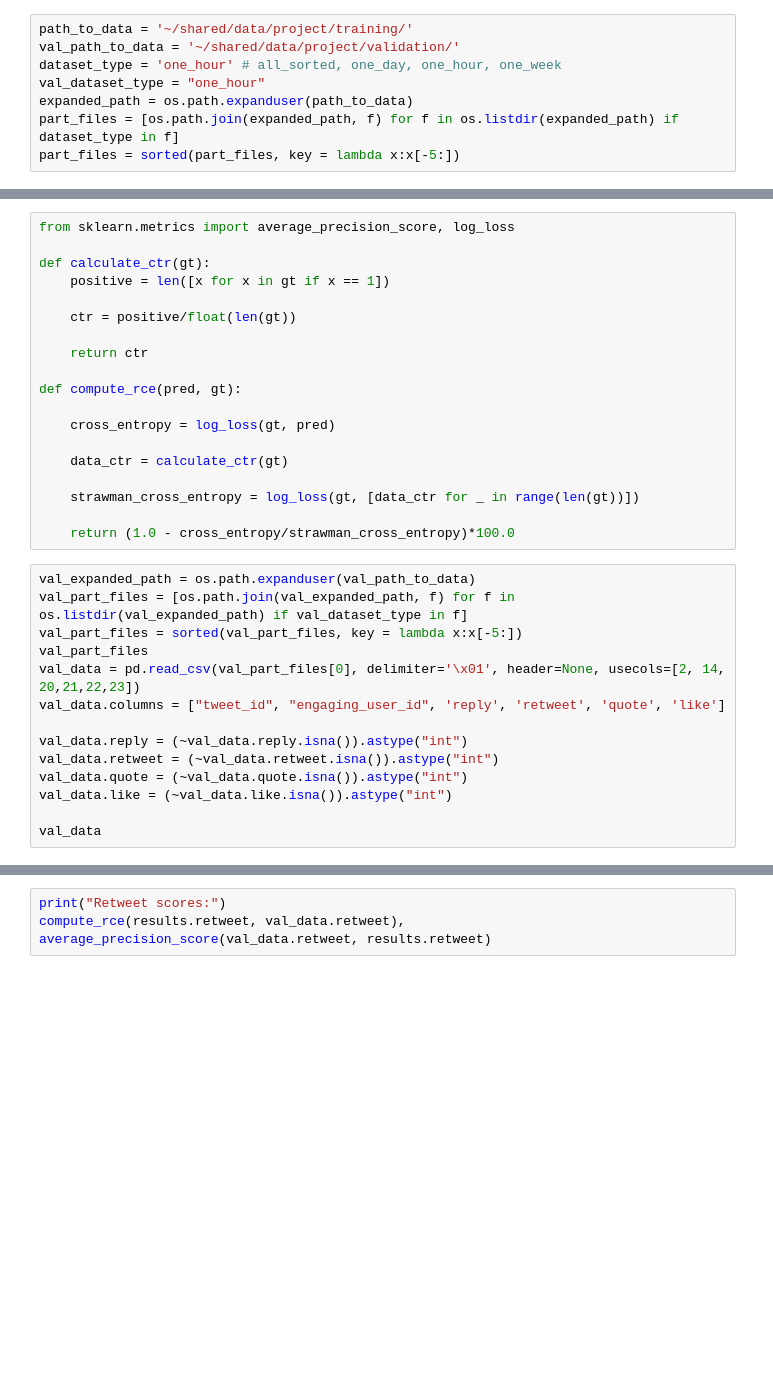
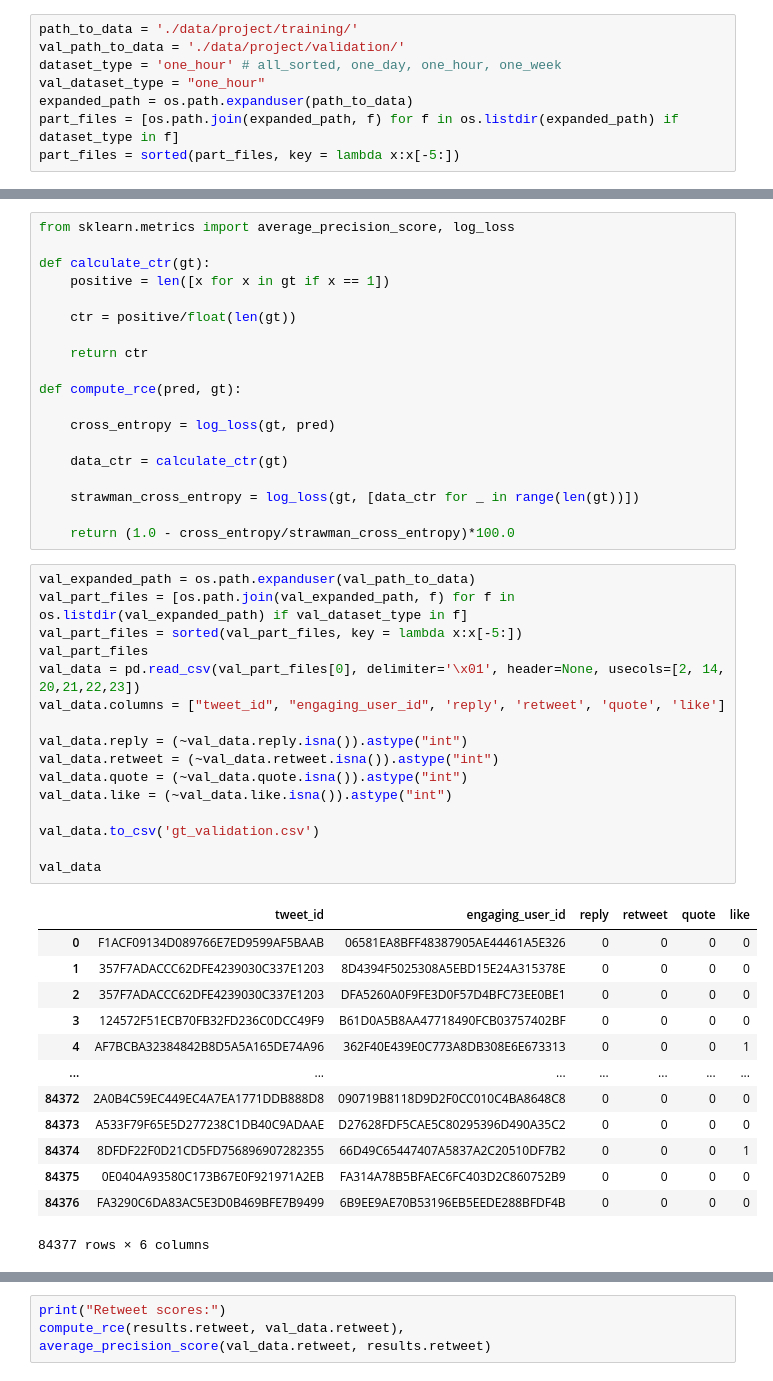
Before and after one commit to CorpaciLC/RecSys, a Jupyter notebook: project.ipynb, the cells around one changed output, grey strips where cells are left out. Drawn from its saved outputs; the diff is of its cells as text; blank space fills up the shorter version.

```diff
--- a/project.ipynb
+++ b/project.ipynb
@@ -33,8 +33,8 @@ import re
 import csv
 import datetime
 # %%
-path_to_data = '~/shared/data/project/training/'
-val_path_to_data = '~/shared/data/project/validation/'
+path_to_data = './data/project/training/'
+val_path_to_data = './data/project/validation/'
 dataset_type = 'one_hour' # all_sorted, one_day, one_hour, one_week
 val_dataset_type = "one_hour"
 expanded_path = os.path.expanduser(path_to_data)
@@ -852,17 +852,33 @@ def compute_rce(pred, gt):
 # %%
 val_expanded_path = os.path.expanduser(val_path_to_data)
 val_part_files = [os.path.join(val_expanded_path, f) for f in os.listdir(val_expanded_path) if val_dataset_type in f]
 val_part_files = sorted(val_part_files, key = lambda x:x[-5:])
 val_part_files
 val_data = pd.read_csv(val_part_files[0], delimiter='\x01', header=None, usecols=[2, 14, 20,21,22,23])
 val_data.columns = ["tweet_id", "engaging_user_id", 'reply', 'retweet', 'quote', 'like']
 
 val_data.reply = (~val_data.reply.isna()).astype("int")
 val_data.retweet = (~val_data.retweet.isna()).astype("int")
 val_data.quote = (~val_data.quote.isna()).astype("int")
 val_data.like = (~val_data.like.isna()).astype("int")
 
+val_data.to_csv('gt_validation.csv')
+
 val_data
+# %% [output]
+|  | tweet_id | engaging_user_id | reply | retweet | quote | like |
+| 0 | F1ACF09134D089766E7ED9599AF5BAAB | 06581EA8BFF48387905AE44461A5E326 | 0 | 0 | 0 | 0 |
+| 1 | 357F7ADACCC62DFE4239030C337E1203 | 8D4394F5025308A5EBD15E24A315378E | 0 | 0 | 0 | 0 |
+| 2 | 357F7ADACCC62DFE4239030C337E1203 | DFA5260A0F9FE3D0F57D4BFC73EE0BE1 | 0 | 0 | 0 | 0 |
+| 3 | 124572F51ECB70FB32FD236C0DCC49F9 | B61D0A5B8AA47718490FCB03757402BF | 0 | 0 | 0 | 0 |
+| 4 | AF7BCBA32384842B8D5A5A165DE74A96 | 362F40E439E0C773A8DB308E6E673313 | 0 | 0 | 0 | 1 |
+| ... | ... | ... | ... | ... | ... | ... |
+| 84372 | 2A0B4C59EC449EC4A7EA1771DDB888D8 | 090719B8118D9D2F0CC010C4BA8648C8 | 0 | 0 | 0 | 0 |
+| 84373 | A533F79F65E5D277238C1DB40C9ADAAE | D27628FDF5CAE5C80295396D490A35C2 | 0 | 0 | 0 | 0 |
+| 84374 | 8DFDF22F0D21CD5FD756896907282355 | 66D49C65447407A5837A2C20510DF7B2 | 0 | 0 | 0 | 1 |
+| 84375 | 0E0404A93580C173B67E0F921971A2EB | FA314A78B5BFAEC6FC403D2C860752B9 | 0 | 0 | 0 | 0 |
+| 84376 | FA3290C6DA83AC5E3D0B469BFE7B9499 | 6B9EE9AE70B53196EB5EEDE288BFDF4B | 0 | 0 | 0 | 0 |
+84377 rows × 6 columns
 # %%
 results = pd.read_csv("results.csv", header=None)
 results.columns = ["tweet_id", "user_id", "reply", "retweet", "quote", "like"]
```
Also changed, not shown: parts of 23 cells of this notebook, 1 other file.
